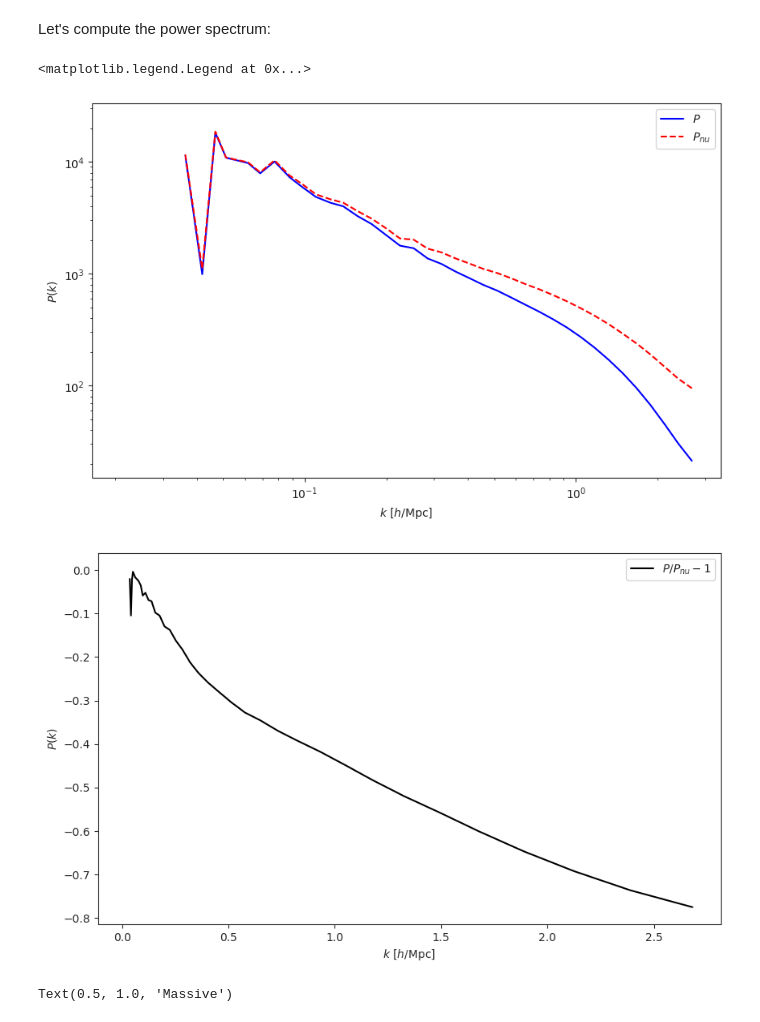
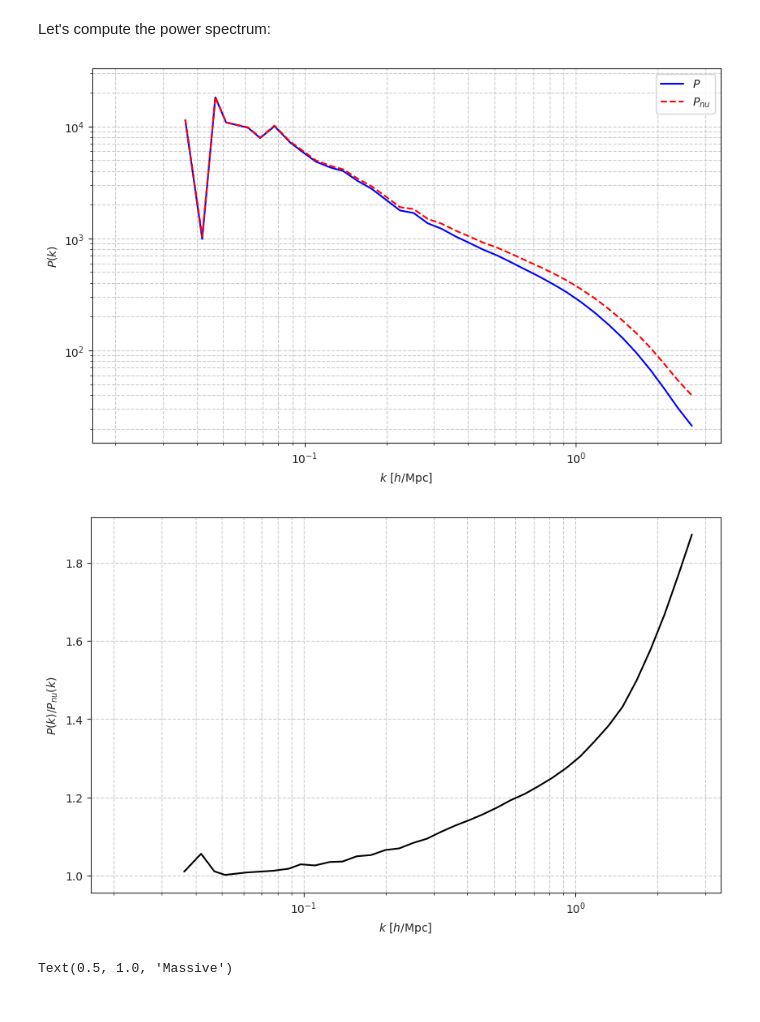
Before and after one commit to Xantyos13/DISCO-DJ, a Jupyter notebook: Neutrinos/disco_dj_3d_neutrinos.ipynb, the cells around one changed output. Drawn from its saved outputs; the diff is of its cells as text; code cells hidden in the pictures.

```diff
--- a/Neutrinos/disco_dj_3d_neutrinos.ipynb
+++ b/Neutrinos/disco_dj_3d_neutrinos.ipynb
@@ -59,7 +59,7 @@ cosmo_nu = dict(Omega_c=0.259605,  # cold dark matter content
              h=0.67742,  # dimensionless Hubble constant
              n_s=0.96822,  # scalar spectral index
              sigma8=0.808992,  # amplitude of matter density fluctuations at a scale of 8 Mpc/h
-             mnu = 50) #Neutrino mass (eV)
+             mnu = 10) #Neutrino mass (eV)
 
 # Define the boxsize and resolution
 boxsize = 300.0  # in Mpc/h
@@ -177,20 +177,20 @@ k_nu, Pk_nu, _ = dj_nu.evaluate_power_spectrum(delta_sim_nu, bins=dj.res//3, dec
 # %%
 plt.figure(figsize=(10, 6))
 plt.loglog(k, Pk,color='blue', label="$P$")
 plt.loglog(k, Pk_nu, 'r--', label="$P_{nu}$")
 plt.xlabel(r"$k$ [$h$/Mpc]")
 plt.ylabel(r"$P(k)$")
+plt.grid(True, which='both', ls='--')
 plt.legend(fontsize=10)
 
 plt.figure(figsize=(10, 6))
-plt.plot(k, Pk/Pk_nu -1, "k-", label="$P/P_{nu}-1$")
+plt.semilogx(k, Pk_nu/Pk, "k-")
 plt.xlabel(r"$k$ [$h$/Mpc]")
-plt.ylabel(r"$P(k)$")
-plt.legend(fontsize=10)
+plt.ylabel(r"$P(k)/P_{nu}(k)$")
+plt.grid(True, which='both', ls='--')
 # %% [output]
-<matplotlib.legend.Legend at 0x...>
-[figure, old version]
+[figure, new version]
-[figure, old version]
+[figure, new version]
 # %%
 fig, axs = plt.subplots(1, 3, figsize=(16, 8))
 axs[0].imshow(np.log10(1.01 + np.abs(delta_sim[0, :, :] - delta_sim_nu[0, :, :]))); axs[0].set_title("Deviation")
```
Also changed, not shown: parts of 2 cells of this notebook, 3 other files.
